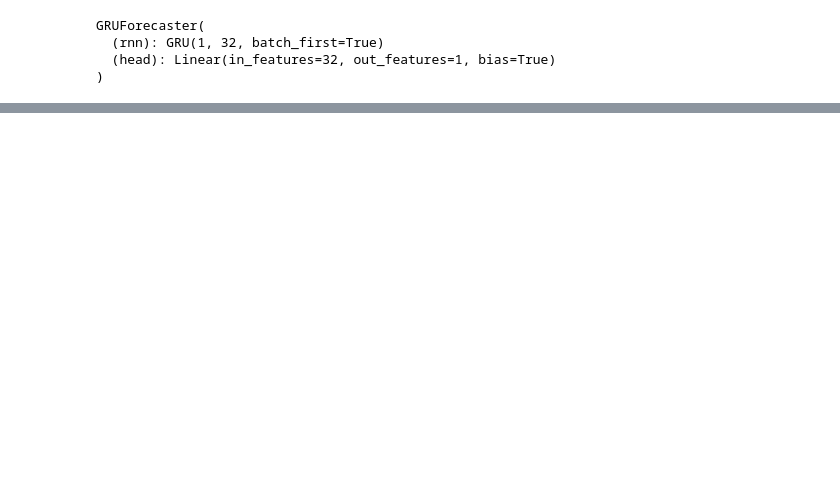
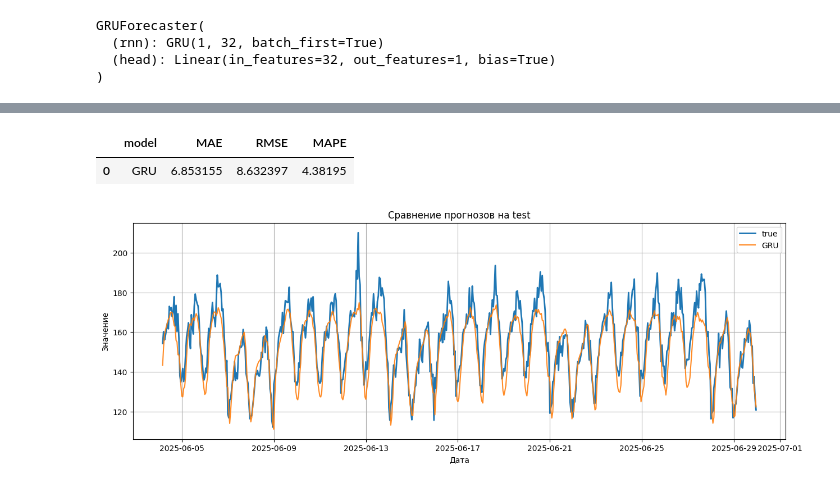
Before and after one commit to 7efirochka/aie-student-prod, a Jupyter notebook: homeworks/HW12/HW12.ipynb, the cells around one changed output, grey strips where cells are left out. Drawn from its saved outputs; the diff is of its cells as text; code cells hidden in the pictures; blank space fills up the shorter version.

```diff
--- a/homeworks/HW12/HW12.ipynb
+++ b/homeworks/HW12/HW12.ipynb
@@ -515,0 +588,39 @@ plt.show()
+# %%
+gru_test_pred_scaled, gru_test_true_scaled = predict_model(gru_model, test_loader, device)
+
+test_true = inverse_scale(gru_test_true_scaled, scaler)
+gru_test_pred = inverse_scale(gru_test_pred_scaled, scaler)
+
+test_metrics = pd.DataFrame(
+    [
+        {"model": "GRU", **regression_metrics(test_true, gru_test_pred)},
+    ]
+).sort_values("RMSE")
+
+test_metrics
+# %% [output]
+|  | model | MAE | RMSE | MAPE |
+| 0 | GRU | 6.853155 | 8.632397 | 4.38195 |
+# %%
+best_model_name = test_metrics.iloc[0]["model"]
+plot_df = pd.DataFrame(
+    {
+        "date": test_df["date"].iloc[window_size:].reset_index(drop=True),
+        "true": test_true,
+        "gru": gru_test_pred,
+    }
+)
+
+# Строим полные прогнозы всех трех подходов
+fig, ax = plt.subplots(figsize=(15, 5))
+ax.plot(plot_df["date"], plot_df["true"], label="true", lw=2)
+ax.plot(plot_df["date"], plot_df["gru"], label="GRU", alpha=0.9)
+ax.set_title("Сравнение прогнозов на test")
+ax.set_xlabel("Дата")
+ax.set_ylabel("Значение")
+ax.legend()
+ax.grid()
+plt.savefig("artifacts/figures/best_forecast_test.png")
+plt.show()
+# %% [output]
+[figure, added]
```
Also changed, not shown: parts of 20 cells of this notebook, 16 other files.
